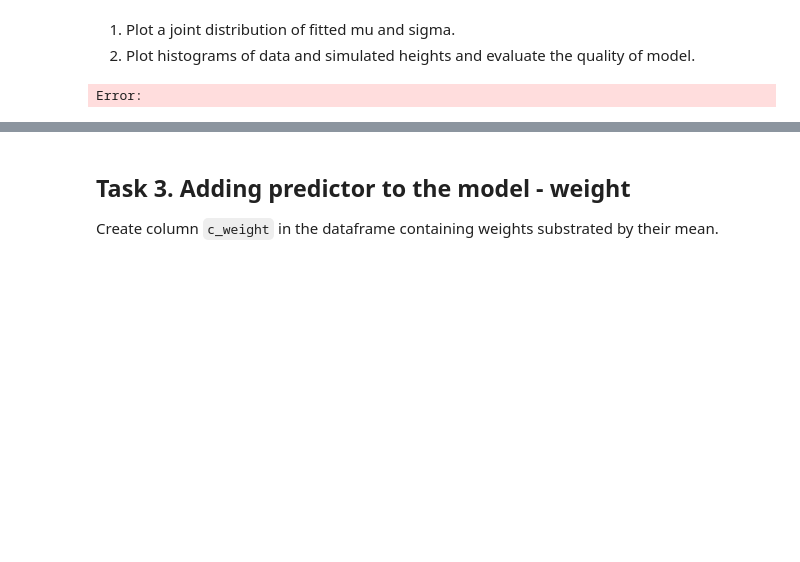
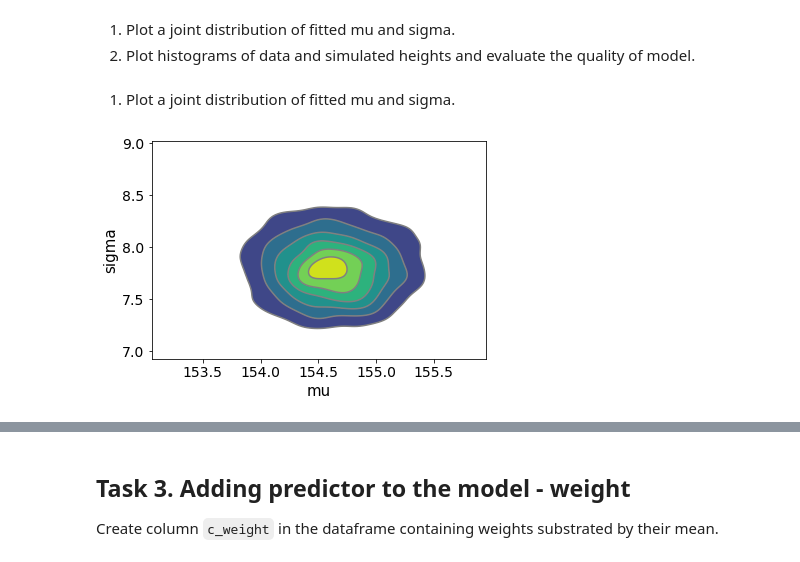
Before and after one commit to DanieloSendi/LaboratoryClasses_Data_Analitycs, a Jupyter notebook: Lab_4_Linear_models_modelling_height_of_Kung_people/Lab_4_Linear_models_modelling_height_of_Kung.ipynb, the cells around one changed output, grey strips where cells are left out. Drawn from its saved outputs; the diff is of its cells as text; code cells hidden in the pictures; blank space fills up the shorter version.

```diff
--- a/Lab_4_Linear_models_modelling_height_of_Kung_people/Lab_4_Linear_models_modelling_height_of_Kung.ipynb
+++ b/Lab_4_Linear_models_modelling_height_of_Kung_people/Lab_4_Linear_models_modelling_height_of_Kung.ipynb
@@ -120,9 +180,17 @@ Error:
 
 1. Plot a joint distribution of fitted mu and sigma.
 2. Plot histograms of data and simulated heights and evaluate the quality of model.
-# %%
-# 1. Plot a joint distribution of fitted mu and sigma.
-seaborn.jointplot()
-# 2. Plot histograms of data and simulated heights and evaluate the quality of model.
-# %% [output]
-Error:
+# %% [markdown]
+1. Plot a joint distribution of fitted mu and sigma.
+# %%
+df = fit.draws_pd()
+# display(df)
+mu = df['mu']
+sigma = df['sigma']
+height = df['height']
+
+data = az.convert_to_dataset({'mu': mu, 'sigma': sigma}) # create an instance of the `InferenceData` object
+az.plot_pair(data, kind='kde')
+plt.show()
+# %% [output]
+[figure, added]
```
Also changed, not shown: parts of 20 cells of this notebook, 12 other files.
